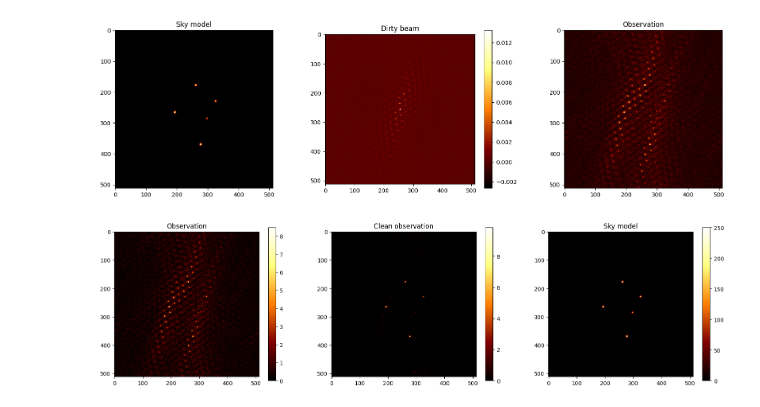
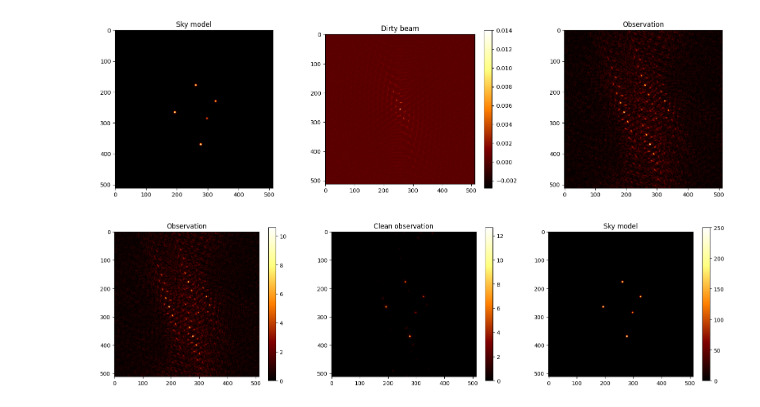
Before and after one commit to CentofantiEze/array-opt, a Jupyter notebook: notebooks/clean.ipynb, the cells around one changed output. Cells and saved outputs as stored; diff of their text form; code cells hidden in the pictures.

```diff
--- a/notebooks/clean.ipynb
+++ b/notebooks/clean.ipynb
@@ -19,7 +20,7 @@ radius = 30000
 alpha = 120
 
 # Source tracking parameters
-source_decl = 15/180*np.pi
+source_decl = -20/180*np.pi
 array_lat = 19.1/180*np.pi
 track_time = 4
 delta_t = 5/60 # 300 segs
@@ -38,6 +39,8 @@ uv_dim = sky.shape[0]
 # arr = random_antenna_arr(n_antenna, x_lim, y_lim)
 # arr = radial_antenna_arr(n_antenna, x_lim, y_lim,radius)
 arr = y_antenna_arr(int(n_antenna/3), radius, alpha)
+# arr_center = random_antenna_arr(int(n_antenna/3), int(x_lim/5), int(y_lim/5))
+# arr = np.concatenate((arr,arr_center), axis=0)
 # Get baselines
 base_arr = get_baselines(arr)
 # Get time integrated uv samples
@@ -55,7 +58,7 @@ obs_uv = get_obs_uv(sky_uv,uv_plane_mask)
 obs_sky = get_obs_sky(obs_uv, abs=True)
 # Add noise
 sigma = 0.1
-obs_sky += np.random.randn(obs_sky.shape[0],obs_sky.shape[1])*sigma
+# obs_sky += np.random.randn(obs_sky.shape[0],obs_sky.shape[1])*sigma
 
-plot_uv_plane(track, n_baselines)
+plot_baselines(track, n_baselines)
 # %% [output]
@@ -71,7 +74,7 @@ ax[1].set_title('Dirty beam')
 ax[2].set_title('Observation')
 plt.show()
 # %% [output]
-[figure, old version]
+[figure, new version]
 # %%
 def shift_beam(beam, shift_x, shift_y):
     beam_shift = np.roll(beam,shift_x,axis=1)
@@ -101,9 +104,9 @@ def clean_beam(B, search_box=20):
     return B_clean
 # %%
 # Clean hyperparams
-max_it = 100
-treshold = 0.5
-clean_gamma = 0.7
+max_it = 200
+treshold = 0.1
+clean_gamma = 1
 search_box = 10
 
 
@@ -125,33 +128,33 @@ while i < max_it:
     if max_val<treshold:
         print('Treshold reached...stop.')
         break
     # Subtract beam
     Y -= max_val*clean_gamma*shift_beam(B_norm, shift_x, shift_y)
     # Save clean component
     X += max_val*shift_beam(B_clean, shift_x, shift_y)
     # Track max peaks
     x_max_list.append(x_max)
     y_max_list.append(y_max)
     max_val_list.append(max_val)
     i+=1
 
 # Add residuals
-X += Y
+#X += Y
 
 # Plot
 fig, ax = plt.subplots(1,3,figsize=(20,5))
 
 im=ax[0].imshow(obs_sky, vmin=0)
 plt.colorbar(im, ax=ax[0])
 ax[0].set_title('Observation')
 
-im=ax[1].imshow(X,vmin=0)
+im=ax[1].imshow(X)
 plt.colorbar(im, ax=ax[1])
 ax[1].set_title('Clean observation')
 
 im=ax[2].imshow(sky,vmin=0)
 plt.colorbar(im, ax=ax[2])
 ax[2].set_title('Sky model')
 plt.show()
 # %% [output]
-[figure, old version]
+[figure, new version]
```
Also changed, not shown: parts of 4 cells of this notebook, 3 other files.
